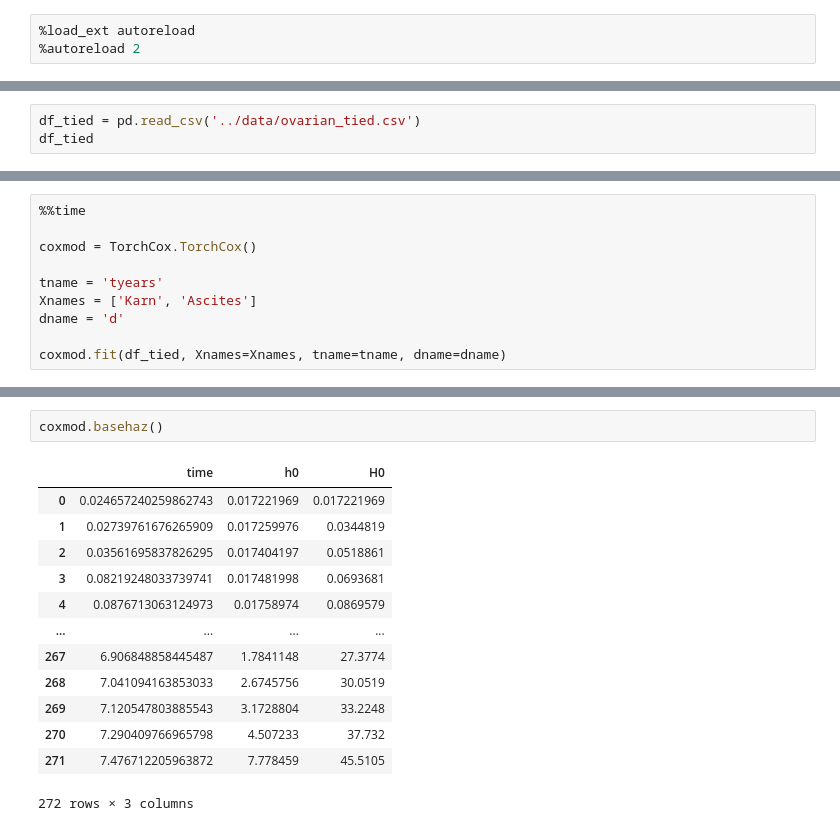
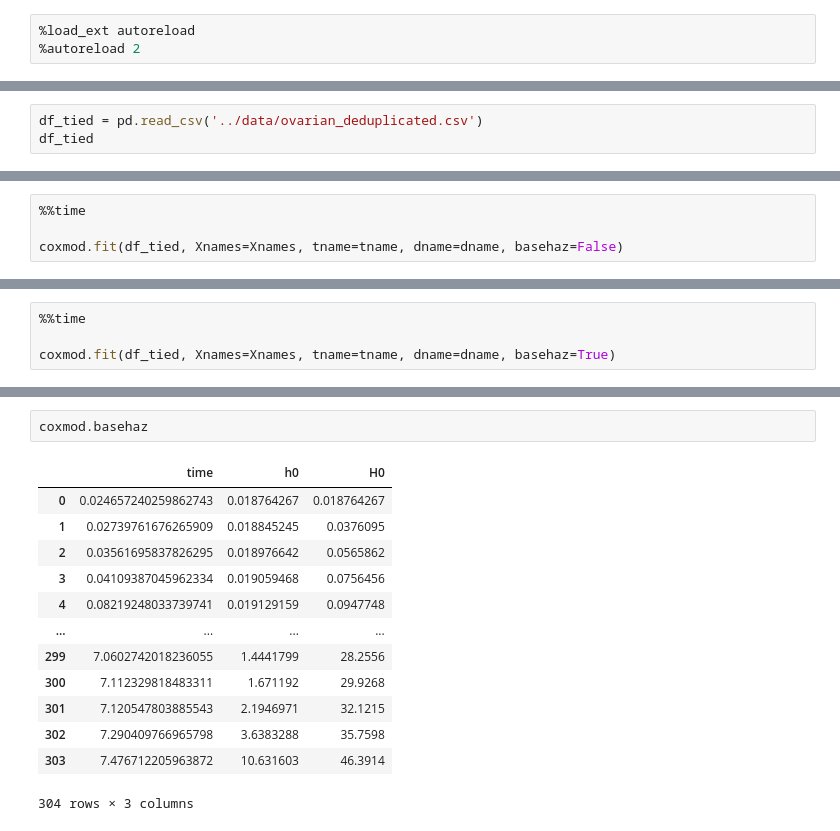
Before and after one commit to ilanfri/TorchCox, a Jupyter notebook: notebooks/Torch_Cox_package_test.ipynb, the cells around one changed output, grey strips where cells are left out. Saved outputs shown, nothing was run; the diff lists cells and outputs as text.

```diff
--- a/notebooks/Torch_Cox_package_test.ipynb
+++ b/notebooks/Torch_Cox_package_test.ipynb
@@ -7,5 +9,5 @@ from torchcox import TorchCox
 import pandas as pd
 # %%
-df_tied = pd.read_csv('../data/ovarian_tied.csv')
+df_tied = pd.read_csv('../data/ovarian_deduplicated.csv')
 df_tied
 # %% [output]
@@ -25,11 +105,5 @@ df_tied
 # %%
 %%time
 
-coxmod = TorchCox.TorchCox()
-
-tname = 'tyears'
-Xnames = ['Karn', 'Ascites']
-dname = 'd'
-
-coxmod.fit(df_tied, Xnames=Xnames, tname=tname, dname=dname)
+coxmod.fit(df_tied, Xnames=Xnames, tname=tname, dname=dname, basehaz=False)
 # %% [output]
@@ -38,0 +118,4 @@ Wall time: 103 ms
+# %%
+%%time
+
+coxmod.fit(df_tied, Xnames=Xnames, tname=tname, dname=dname, basehaz=True)
@@ -39,16 +126,16 @@ Wall time: 103 ms
 # %%
-coxmod.basehaz()
+coxmod.basehaz
 # %% [output]
 |  | time | h0 | H0 |
-| 0 | 0.024657240259862743 | 0.017221969 | 0.017221969 |
-| 1 | 0.02739761676265909 | 0.017259976 | 0.0344819 |
-| 2 | 0.03561695837826295 | 0.017404197 | 0.0518861 |
-| 3 | 0.08219248033739741 | 0.017481998 | 0.0693681 |
-| 4 | 0.0876713063124973 | 0.01758974 | 0.0869579 |
+| 0 | 0.024657240259862743 | 0.018764267 | 0.018764267 |
+| 1 | 0.02739761676265909 | 0.018845245 | 0.0376095 |
+| 2 | 0.03561695837826295 | 0.018976642 | 0.0565862 |
+| 3 | 0.04109387045962334 | 0.019059468 | 0.0756456 |
+| 4 | 0.08219248033739741 | 0.019129159 | 0.0947748 |
 | ... | ... | ... | ... |
-| 267 | 6.906848858445487 | 1.7841148 | 27.3774 |
-| 268 | 7.041094163853033 | 2.6745756 | 30.0519 |
-| 269 | 7.120547803885543 | 3.1728804 | 33.2248 |
-| 270 | 7.290409766965798 | 4.507233 | 37.732 |
-| 271 | 7.476712205963872 | 7.778459 | 45.5105 |
+| 299 | 7.0602742018236055 | 1.4441799 | 28.2556 |
+| 300 | 7.112329818483311 | 1.671192 | 29.9268 |
+| 301 | 7.120547803885543 | 2.1946971 | 32.1215 |
+| 302 | 7.290409766965798 | 3.6383288 | 35.7598 |
+| 303 | 7.476712205963872 | 10.631603 | 46.3914 |
-272 rows × 3 columns
+304 rows × 3 columns
```
Also changed, not shown: parts of 26 cells of this notebook, 5 other files.
